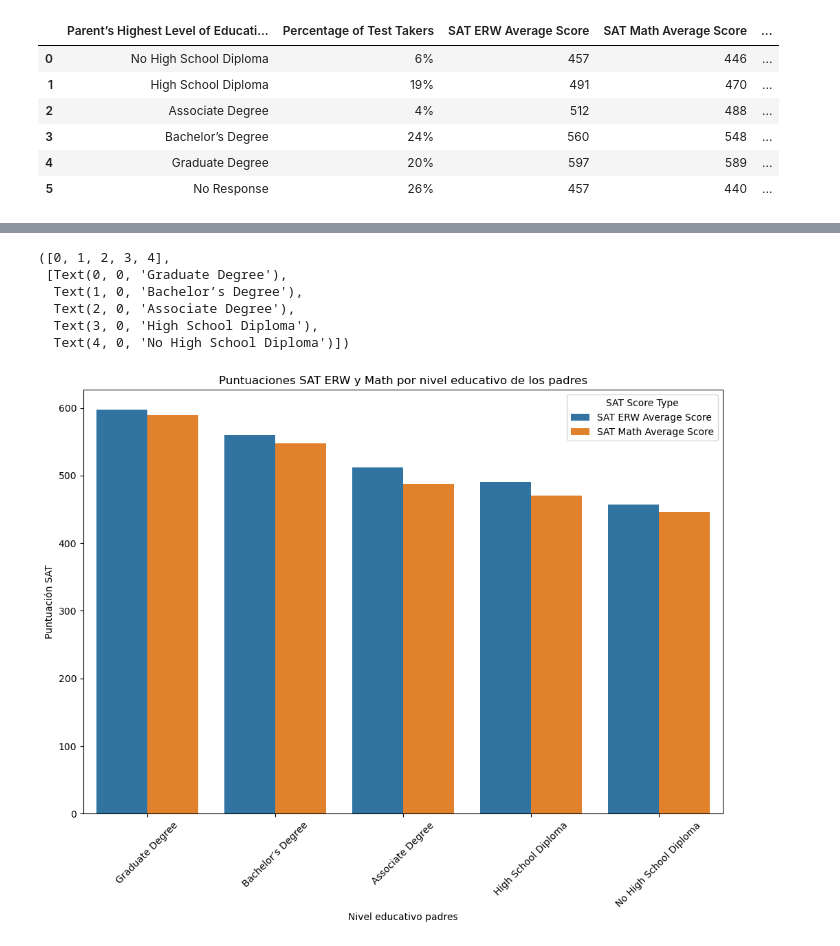
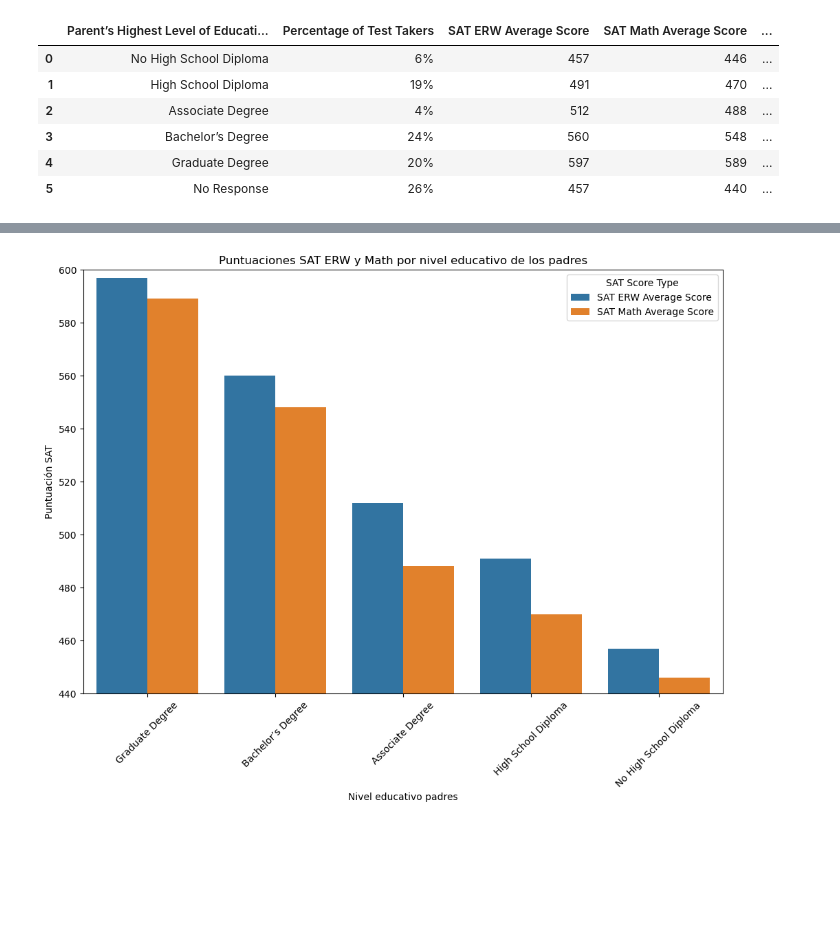
Before and after one commit to catearesu/Project_ML, a Jupyter notebook: Project3Scraping.ipynb, the cells around one changed output, grey strips where cells are left out. Cells and saved outputs as stored; diff of their text form; code cells hidden in the pictures; blank space fills up the shorter version.

```diff
--- a/Project3Scraping.ipynb
+++ b/Project3Scraping.ipynb
@@ -276,15 +286,15 @@ table3
 # %% [output]
 <table class="sonic-table shadow-md"><caption>Average Math Section Score by Gender Over Time, 2017-2024</caption><thead><tr><th scope="col">Math</th><th scope="col">Men</th><th scope="col">Women</th>< ...
 # %%
-headers = [th.text.strip() for th in table3.find_all("th")[:4]]
-    # Extraemos las filas de la tabla correctamente
+headers = [th.text.strip() for th in table3.find_all("th")[:4]] # cojo los primeros 4
+# Extraemos las filas de la tabla correctamente
 rows = []
-for row in table3.find_all("tr")[1:]:  # Ignoramos la primera fila de encabezados
+for row in table3.find_all("tr"):
     cols = row.find_all("td")
     # Verificamos si la fila tiene las celdas correspondientes (4 celdas por fila)
-    if len(cols) == 3:  # Solo hay 4 celdas de datos por fila (math + 3 columnas de género)
+    if len(cols) == 3:  # Solo hay 3 celdas de datos por fila (math + 2 columnas de género)
         year = row.find("th").get_text()  # Obtener el año de la columna <th> de cada fila
-        cols = [year] + [ele.get_text() for ele in cols]  # Agregar math como primera columna
+        cols = [year] + [i.get_text() for i in cols]  # Agregar math como primera columna
         rows.append(cols)
 # %%
 headers
@@ -370,15 +386,15 @@ table4
 # %% [output]
 <table class="sonic-table shadow-md"><caption>Average ERW Section Score by Gender Over Time, 2017-2024</caption><thead><tr><th scope="col">ERW</th><th scope="col">Men</th><th scope="col">Women</th><th ...
 # %%
-headers = [th.text.strip() for th in table4.find_all("th")[:4]]
-    # Extraemos las filas de la tabla correctamente
+headers = [th.text.strip() for th in table4.find_all("th")[:4]] # cogemos los primeros 4
+# Extraemos las filas de la tabla correctamente
 rows = []
-for row in table4.find_all("tr")[1:]:  # Ignoramos la primera fila de encabezados
+for row in table4.find_all("tr"):
     cols = row.find_all("td")
     # Verificamos si la fila tiene las celdas correspondientes (4 celdas por fila)
     if len(cols) == 3:  # Solo hay 4 celdas de datos por fila (erw + 3 columnas de género)
         year = row.find("th").get_text()  # Obtener el año de la columna <th> de cada fila
-        cols = [year] + [ele.get_text() for ele in cols]  # Agregar erw como primera columna
+        cols = [year] + [i.get_text() for i in cols]  # Agregar erw como primera columna
         rows.append(cols)
 # %%
 headers
@@ -433,15 +456,15 @@ The `ci` parameter is deprecated. Use `errorbar=None` for the same effect.
 ### 5. Average Total SAT Score by Gender Over Time, 2017-2024
 # %%
 table5 = tables[6]
-headers = [th.text.strip() for th in table5.find_all("th")[:4]]
+headers = [th.text.strip() for th in table5.find_all("th")[:4]] # cojo los primeros 4
 # Extraemos las filas de la tabla correctamente
 rows = []
-for row in table5.find_all("tr")[1:]:  # Ignoramos la primera fila de encabezados
+for row in table5.find_all("tr"):
     cols = row.find_all("td")
     # Verificamos si la fila tiene las celdas correspondientes (4 celdas por fila)
     if len(cols) == 3:  # Solo hay 4 celdas de datos por fila (total + 3 columnas de género)
-        year = row.find("th").text.strip()  # Obtener el año de la columna <th> de cada fila
-        cols = [year] + [i.text.strip() for i in cols]  # Agregar el género como primera columna
+        year = row.find("th").get_text()  # Obtener el año de la columna <th> de cada fila
+        cols = [year] + [i.get_text() for i in cols]  # Agregar el género como primera columna
         rows.append(cols)
 # %%
 headers
@@ -502,13 +532,13 @@ table6
 <table class="sonic-table shadow-md"><caption>Table: Average SAT Score by Highest Level of Parental Education, 2023</caption><thead><tr><th scope="col">Parent’s Highest Level of Education Achieved</th ...
 # %%
 # Extraemos los encabezados de la tabla
-headers = [th.text.strip() for th in table6.find_all("th")[:5]]
+headers = [th.text.strip() for th in table6.find_all("th")[:5]] # cojo los primeros 5
 # Extraemos las filas de la tabla correctamente
 rows = []
-for row in table6.find_all("tr")[1:]:  # Ignoramos la primera fila de encabezados, me saca la educación
+for row in table6.find_all("tr"):
     columns = row.find_all("td")
     # Verificamos si la fila tiene las celdas correspondientes (5 celdas por fila)
-    if len(columns) == 4:  # Solo hay 5 celdas de datos por fila ( + 3 columnas de puntajes)
+    if len(columns) == 4:  # Solo hay 5 celdas de datos por fila (educ + 4 columnas de puntajes)
         educ = row.find("th").get_text()  # Obtener el parent educ de la columna <th> de cada fila
         columns = [educ] + [i.get_text() for i in columns]  # Agregar parent educ como primera columna
         rows.append(columns)
@@ -610,19 +599,15 @@ Text(0.5, 1.0, 'Puntuaciones SAT Math por nivel educativo de los padres')
 # %%
 # Reestructuramos el DataFrame para que tenga una columna 'SAT Score Type' (tipo de puntuación)
 df_melted = pd.melt(df_parenteduc, id_vars=["Parent’s Highest Level of Education Achieved"], value_vars=["SAT ERW Average Score", "SAT Math Average Score"],
                     var_name="SAT Score Type", value_name="Score")
 
 plt.figure(figsize=(12, 8))
 sns.barplot(data=df_melted, x="Parent’s Highest Level of Education Achieved", y="Score", hue="SAT Score Type", order= ordereduc)
 plt.title("Puntuaciones SAT ERW y Math por nivel educativo de los padres")
 plt.xlabel("Nivel educativo padres")
 plt.ylabel("Puntuación SAT")
 plt.xticks(rotation=45)
+plt.ylim(440, 600)
+plt.show()
 # %% [output]
-([0, 1, 2, 3, 4],
- [Text(0, 0, 'Graduate Degree'),
-  Text(1, 0, 'Bachelor’s Degree'),
-  Text(2, 0, 'Associate Degree'),
-  Text(3, 0, 'High School Diploma'),
-  Text(4, 0, 'No High School Diploma')])
-[figure, old version]
+[figure, new version]
```
Also changed, not shown: parts of 32 cells of this notebook, 11 other files.
